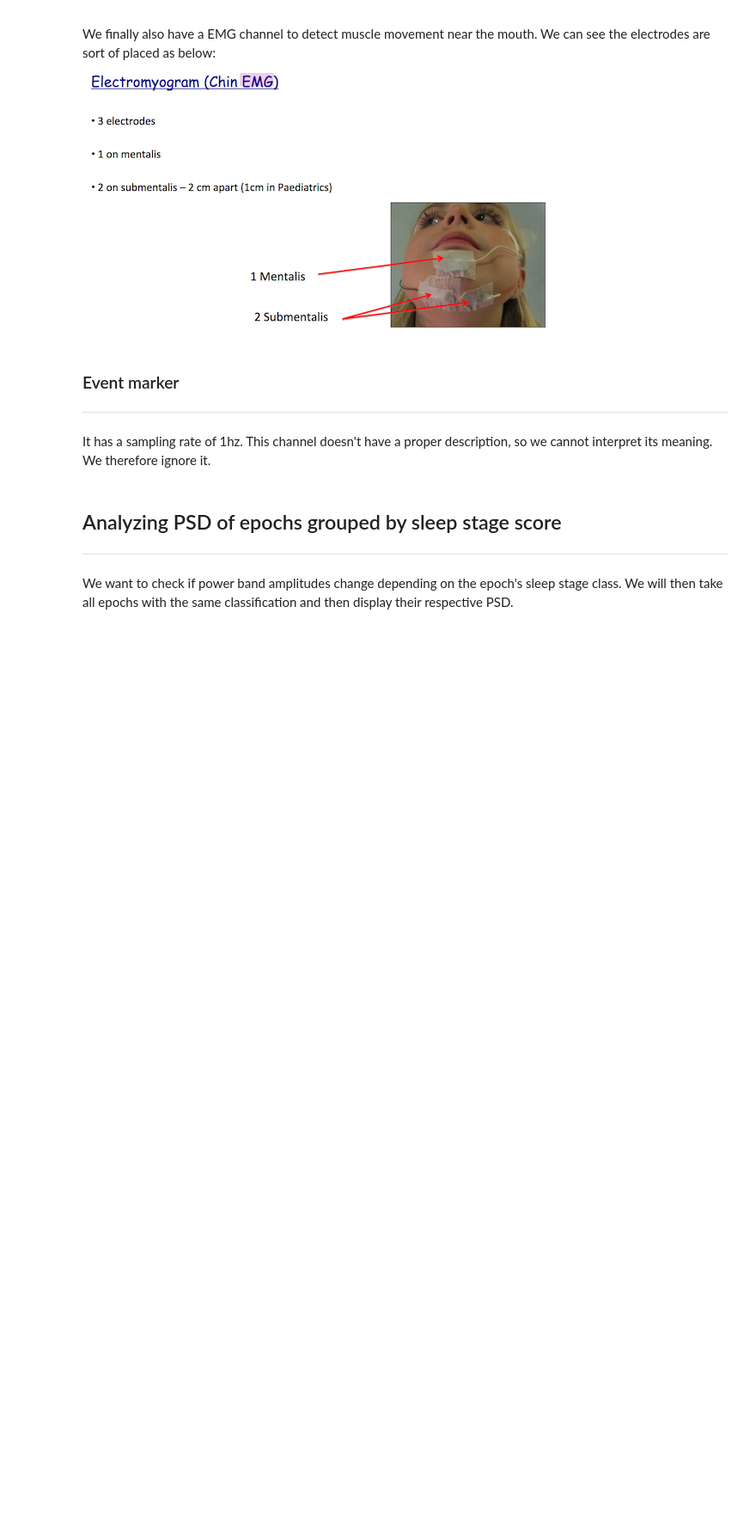
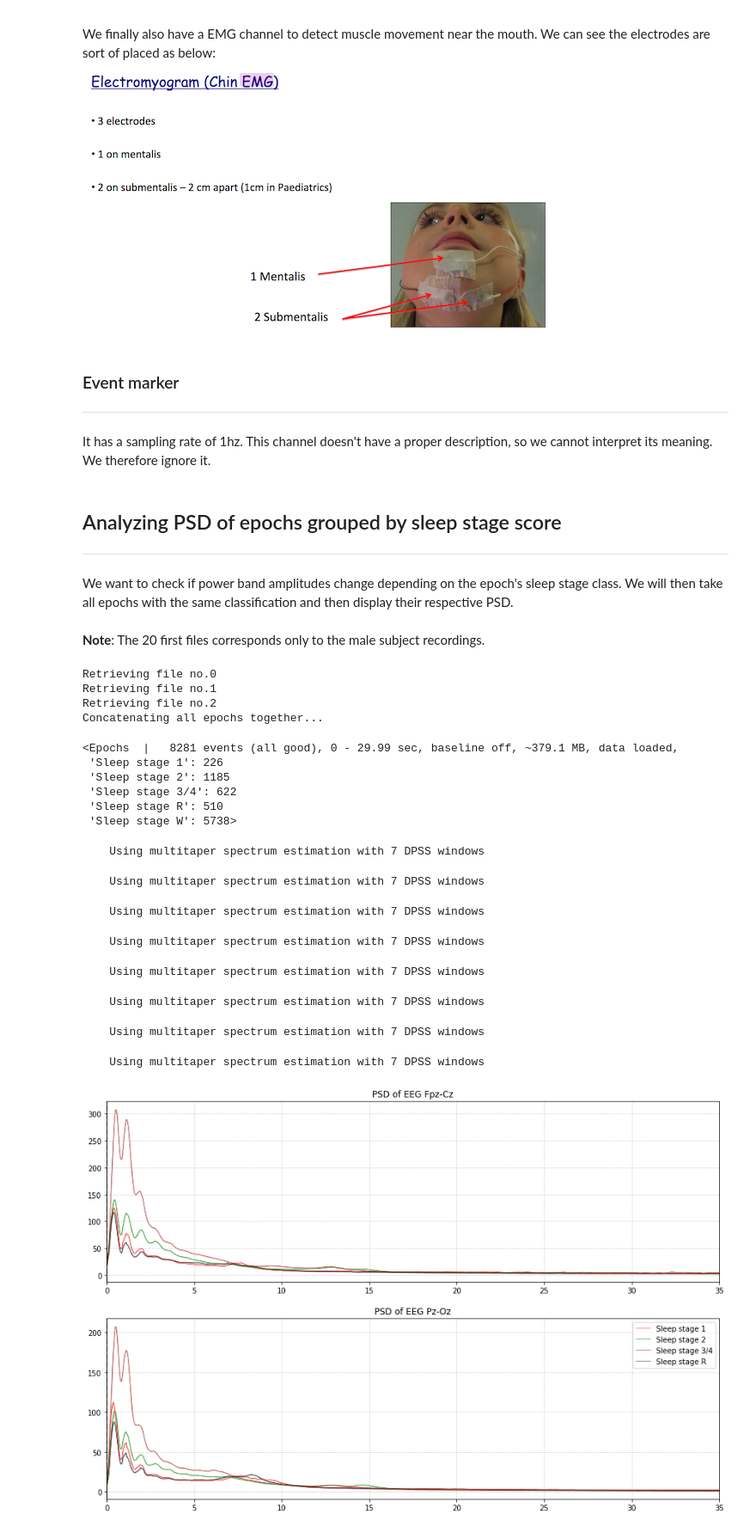
Before and after one commit to PolyCortex/polydodo, a Jupyter notebook: exploration.ipynb, the cells around one changed output. Shown at 86% size. Cells and saved outputs as stored; diff of their text form; code cells hidden in the pictures; blank space fills up the shorter version.

```diff
--- a/exploration.ipynb
+++ b/exploration.ipynb
@@ -60,3 +71,4 @@ mapping = {'EEG Fpz-Cz': 'eeg',
 
 raw_data.set_channel_types(mapping)
 raw_data.drop_channels('Temp rectal')
+raw_data.set_annotations(mne.read_annotations(subject_files[13][1]), emit_warning=False)
@@ -158,10 +172,12 @@ EVENT_ID = {
 }
 
 MAX_TIME = EPOCH_DURATION - 1. / SAMPLING_FREQ  # tmax in included
+# %% [markdown]
+**Note**: The 20 first files corresponds only to the male subject recordings.
 # %%
 all_subject_epochs = []
 
-for i in range(20):
+for i in range(3):
     print(f"Retrieving file no.{i}")
     # 1. get all epochs of one person
     raw_data = mne.io.read_raw_edf(subject_files[i][0], preload=True, verbose=False, exclude=["Temp rectal", "Event marker", "Resp oro-nasal", "EMG submental", "EOG horizontal"])
@@ -172,9 +188,22 @@ for i in range(20):
     # 3. transform into epochs
     events, _ = mne.events_from_annotations(raw_data, event_id=ANNOTATIONS_EVENT_ID, chunk_duration=EPOCH_DURATION, verbose=False)
     epochs = mne.Epochs(raw=raw_data, events=events, event_id=EVENT_ID, tmin=0., tmax=MAX_TIME, baseline=None, verbose=False)
+#     epochs.equalize_event_counts(EVENT_ID.keys())
     all_subject_epochs.append(epochs)
 
 print("Concatenating all epochs together...")
 epochs = mne.concatenate_epochs(all_subject_epochs)
+# %% [output]
+Retrieving file no.0
+Retrieving file no.1
+Retrieving file no.2
+Concatenating all epochs together...
 # %%
 epochs
+# %% [output]
+<Epochs  |   8281 events (all good), 0 - 29.99 sec, baseline off, ~379.1 MB, data loaded,
+ 'Sleep stage 1': 226
+ 'Sleep stage 2': 1185
+ 'Sleep stage 3/4': 622
+ 'Sleep stage R': 510
+ 'Sleep stage W': 5738>
@@ -186,0 +210,25 @@ epochs['Sleep stage W'].plot_psd(n_jobs=-1);
+# %%
+EEG_CHANNELS = ['EEG Fpz-Cz','EEG Pz-Oz']
+fig, axes = plt.subplots(ncols=1, nrows=len(EEG_CHANNELS), figsize=(15, 10))
+
+colors = ['red', 'green', 'brown', 'black', 'blue']
+event_id_sorted = sorted(EVENT_ID.keys())
+
+for ax, channel_name in zip(axes, EEG_CHANNELS):
+    for stage, color in zip(event_id_sorted, colors):
+        if stage != "Sleep stage W": # This stage currently has too many epochs for my computer and makes the kernel crash.
+            epochs[stage].plot_psd(n_jobs=-1, ax=ax, show=False, color=color, picks=channel_name, fmax=35, dB=False)
+    ax.set_title(f"PSD of {channel_name}")
+
+axes[-1].legend(axes[-1].lines[2::3], event_id_sorted)
+plt.show()
+# %% [output]
+    Using multitaper spectrum estimation with 7 DPSS windows
+    Using multitaper spectrum estimation with 7 DPSS windows
+    Using multitaper spectrum estimation with 7 DPSS windows
+    Using multitaper spectrum estimation with 7 DPSS windows
+    Using multitaper spectrum estimation with 7 DPSS windows
+    Using multitaper spectrum estimation with 7 DPSS windows
+    Using multitaper spectrum estimation with 7 DPSS windows
+    Using multitaper spectrum estimation with 7 DPSS windows
+[figure, added]
```
Also changed, not shown: parts of 16 cells of this notebook.
